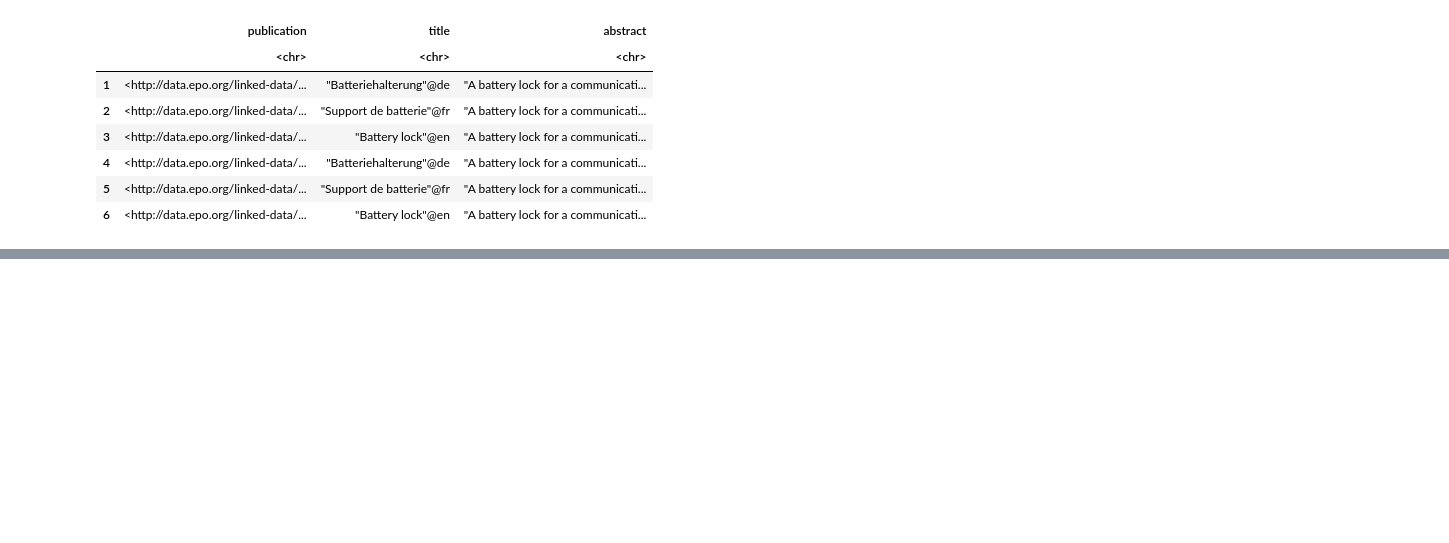
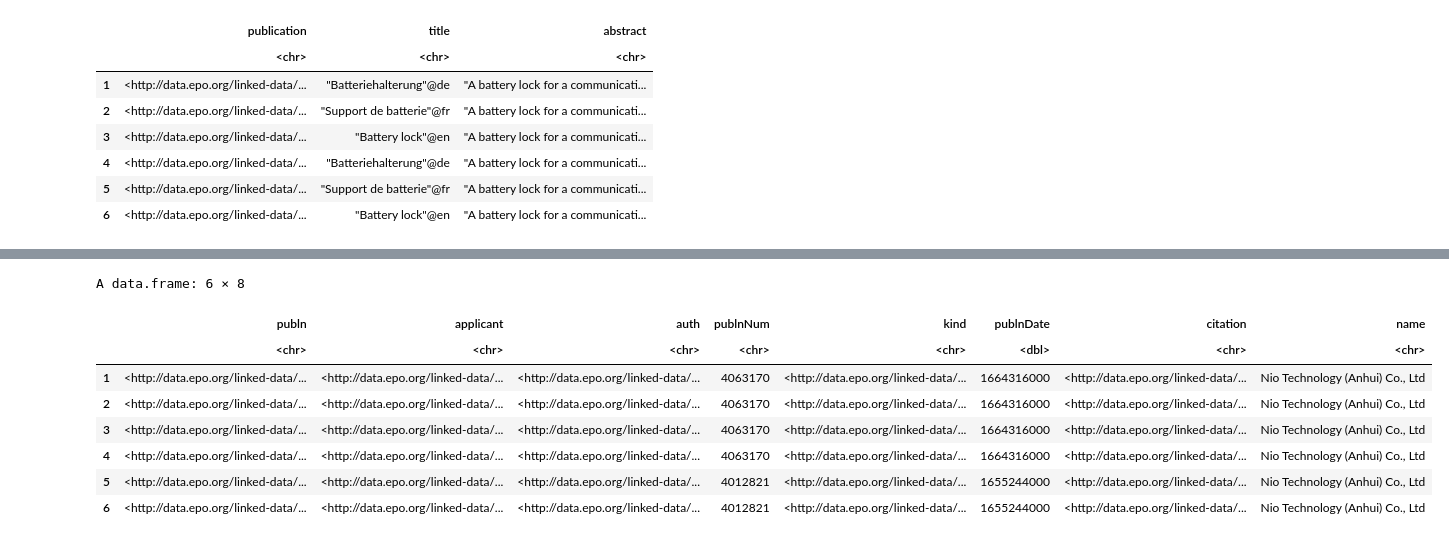
Before and after one commit to oceanumeric/ININ-tutorial, a Jupyter notebook: Labs/lab1_part_i.ipynb, the cells around one changed output, grey strips where cells are left out. Drawn from its saved outputs; the diff is of its cells as text; code cells hidden in the pictures; blank space fills up the shorter version.

```diff
--- a/Labs/lab1_part_i.ipynb
+++ b/Labs/lab1_part_i.ipynb
@@ -132,0 +182,25 @@ Here is some basic information about the patents:
+# %%
+query3 <- "
+prefix dcterms: <http://purl.org/dc/terms/>
+PREFIX xsd: <http://www.w3.org/2001/XMLSchema#>
+PREFIX skos: <http://www.w3.org/2004/02/skos/core#>
+PREFIX rdf: <http://www.w3.org/1999/02/22-rdf-syntax-ns#>
+PREFIX vcard: <http://www.w3.org/2006/vcard/ns#>
+PREFIX patent: <http://data.epo.org/linked-data/def/patent/>
+
+SELECT *
+WHERE {
+    ?publn rdf:type patent:Publication;
+           patent:applicantVC ?applicant;
+           patent:publicationAuthority ?auth;
+           patent:publicationNumber ?publnNum;
+           patent:publicationKind ?kind;
+           patent:publicationDate ?publnDate;
+           patent:citesPatentPublication ?citation.
+    ?applicant vcard:fn ?name.
+    FILTER (?name = 'Nio Technology (Anhui) Co., Ltd' || ?name = 'NIO Nextev Limited')
+}
+LIMIT 1000
+"
+
+query3_result <- SPARQL(endpoint, query3)$results
@@ -132,0 +219,12 @@ Here is some basic information about the patents:
+# %%
+head(query3_result)
+# %% [output]
+A data.frame: 6 × 8
+|  | publn | applicant | auth | publnNum | kind | publnDate | citation | name |
+|  | <chr> | <chr> | <chr> | <chr> | <chr> | <dbl> | <chr> | <chr> |
+| 1 | <http://data.epo.org/linked-data/... | <http://data.epo.org/linked-data/... | <http://data.epo.org/linked-data/... | 4063170 | <http://data.epo.org/linked-data/... | 1664316000 | <http://data.epo.org/linked-data/... | Nio Technology (Anhui) Co., Ltd |
+| 2 | <http://data.epo.org/linked-data/... | <http://data.epo.org/linked-data/... | <http://data.epo.org/linked-data/... | 4063170 | <http://data.epo.org/linked-data/... | 1664316000 | <http://data.epo.org/linked-data/... | Nio Technology (Anhui) Co., Ltd |
+| 3 | <http://data.epo.org/linked-data/... | <http://data.epo.org/linked-data/... | <http://data.epo.org/linked-data/... | 4063170 | <http://data.epo.org/linked-data/... | 1664316000 | <http://data.epo.org/linked-data/... | Nio Technology (Anhui) Co., Ltd |
+| 4 | <http://data.epo.org/linked-data/... | <http://data.epo.org/linked-data/... | <http://data.epo.org/linked-data/... | 4063170 | <http://data.epo.org/linked-data/... | 1664316000 | <http://data.epo.org/linked-data/... | Nio Technology (Anhui) Co., Ltd |
+| 5 | <http://data.epo.org/linked-data/... | <http://data.epo.org/linked-data/... | <http://data.epo.org/linked-data/... | 4012821 | <http://data.epo.org/linked-data/... | 1655244000 | <http://data.epo.org/linked-data/... | Nio Technology (Anhui) Co., Ltd |
+| 6 | <http://data.epo.org/linked-data/... | <http://data.epo.org/linked-data/... | <http://data.epo.org/linked-data/... | 4012821 | <http://data.epo.org/linked-data/... | 1655244000 | <http://data.epo.org/linked-data/... | Nio Technology (Anhui) Co., Ltd |
```
Also changed, not shown: parts of 16 cells of this notebook.
